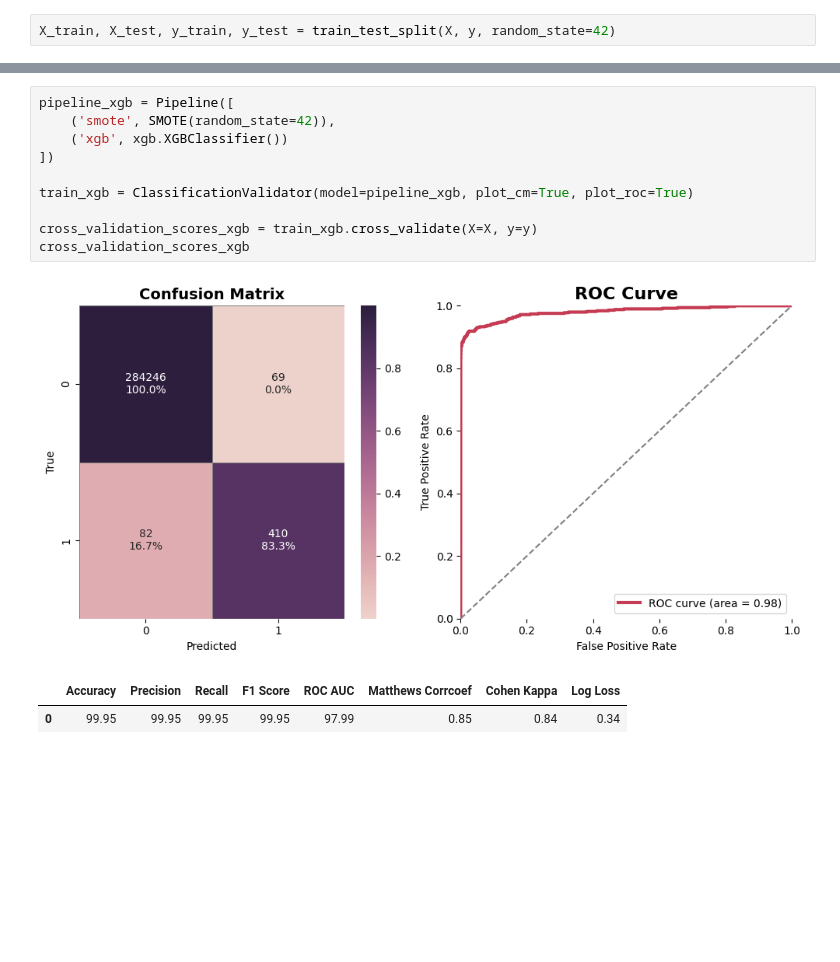
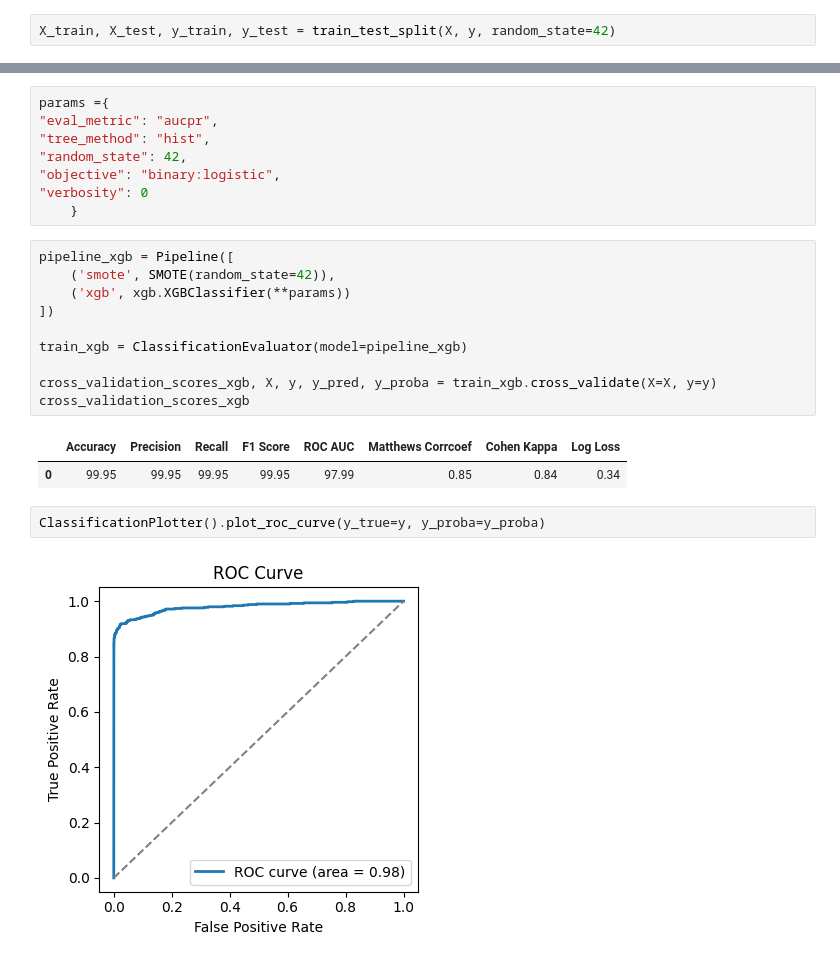
Before and after one commit to rvanguita/cedit_card_fraud_detection, a Jupyter notebook: main.ipynb, the cells around one changed output, grey strips where cells are left out. Drawn from its saved outputs; the diff is of its cells as text; blank space fills up the shorter version.

```diff
--- a/main.ipynb
+++ b/main.ipynb
@@ -216,15 +239,26 @@ X_train, X_test, y_train, y_test = train_test_split(X, y, random_state=42)
+# %%
+params ={
+"eval_metric": "aucpr",
+"tree_method": "hist",
+"random_state": 42,
+"objective": "binary:logistic",
+"verbosity": 0
+    }
 # %%
 pipeline_xgb = Pipeline([
     ('smote', SMOTE(random_state=42)),
-    ('xgb', xgb.XGBClassifier())
+    ('xgb', xgb.XGBClassifier(**params))
 ])
 
-train_xgb = ClassificationValidator(model=pipeline_xgb, plot_cm=True, plot_roc=True)
+train_xgb = ClassificationEvaluator(model=pipeline_xgb)
 
-cross_validation_scores_xgb = train_xgb.cross_validate(X=X, y=y)
+cross_validation_scores_xgb, X, y, y_pred, y_proba = train_xgb.cross_validate(X=X, y=y)
 cross_validation_scores_xgb
 # %% [output]
-[figure, removed]
 |  | Accuracy | Precision | Recall | F1 Score | ROC AUC | Matthews Corrcoef | Cohen Kappa | Log Loss |
 | 0 | 99.95 | 99.95 | 99.95 | 99.95 | 97.99 | 0.85 | 0.84 | 0.34 |
+# %%
+ClassificationPlotter().plot_roc_curve(y_true=y, y_proba=y_proba)
+# %% [output]
+[figure, added]
 # %%
```
Also changed, not shown: parts of 8 cells of this notebook, 2 other files.
